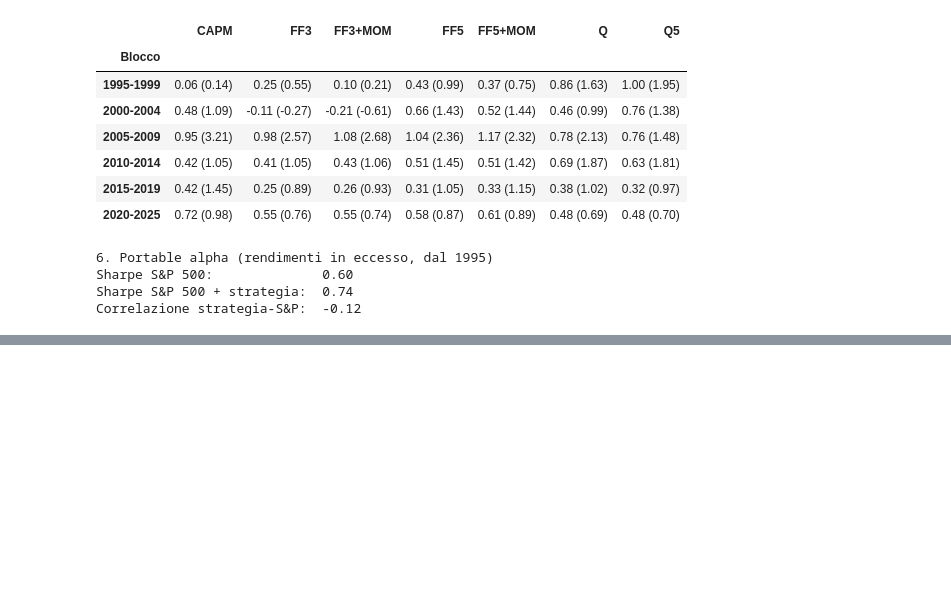
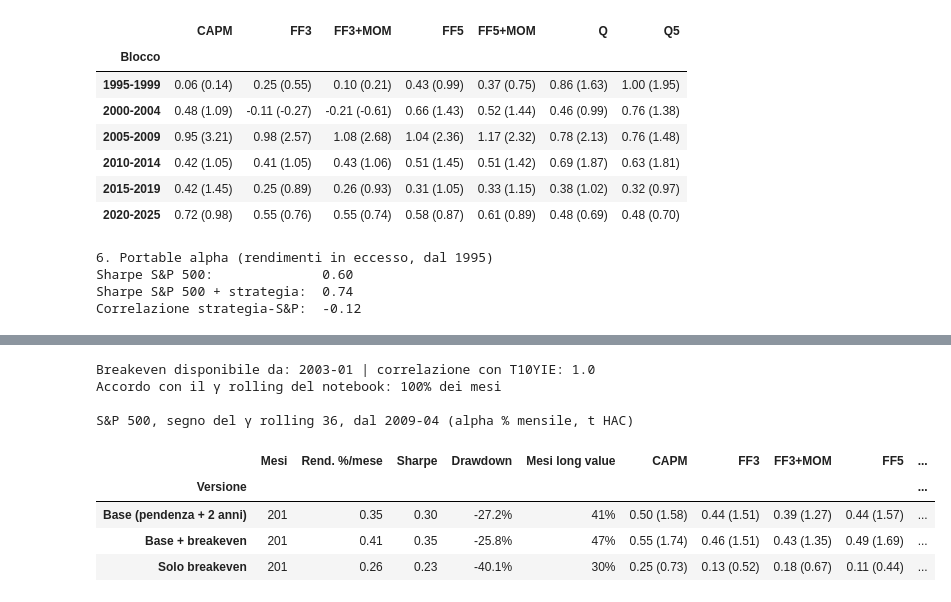
Before and after one commit to luigidimonte/AppliedInvestments, a Jupyter notebook: 02_strategia_value_growth.ipynb, the cells around one changed output, grey strips where cells are left out. Cells and saved outputs as stored; diff of their text form; code cells hidden in the pictures; blank space fills up the shorter version.

```diff
--- a/02_strategia_value_growth.ipynb
+++ b/02_strategia_value_growth.ipynb
@@ -1258,0 +1271,57 @@ Correlazione strategia-S&P:  -0.12
+# %%
+# --- breakeven = nominale - reale
+nom, reale = fred("DGS10"), fred("DFII10")
+breakeven = (nom - reale).dropna()
+print("Breakeven disponibile da:", breakeven.index.min(),
+      "| correlazione con T10YIE:", round(breakeven.corr(fred("T10YIE")), 3))
+segnali["Variazione breakeven (3m)"] = z_variazione(breakeven.diff(3))
+
+# --- regressione rolling generica: γ = segno della previsione
+def gamma_segno_rolling(y, nomi, W=36):
+    X = pd.concat({k: a_periodi(segnali[k]).shift(1) for k in nomi}, axis=1)
+    d = pd.concat([a_periodi(y).rename("y"), X], axis=1).dropna()
+    out = {}
+    for i in range(W, len(d)):
+        tr = d.iloc[i - W:i]
+        fit = sm.OLS(tr["y"], sm.add_constant(tr[nomi])).fit()
+        prev = fit.params["const"] + (fit.params[nomi] * d[nomi].iloc[i]).sum()
+        out[d.index[i]] = np.sign(prev)
+    return pd.Series(out).replace(0, np.nan).ffill()
+
+y_sp = a_periodi(ls["S&P 500"])
+BASE = ["Pendenza curva", "Variazione 2 anni (3m)"]
+versioni = {"Base (pendenza + 2 anni)": BASE,
+            "Base + breakeven": BASE + ["Variazione breakeven (3m)"],
+            "Solo breakeven": ["Variazione breakeven (3m)"]}
+g_ver = {n: gamma_segno_rolling(y_sp, v) for n, v in versioni.items()}
+
+# controllo: la versione base deve coincidere con il segno del γ rolling del notebook
+chk = pd.concat([g_ver["Base (pendenza + 2 anni)"], np.sign(a_periodi(gamma_roll["S&P 500"]))], axis=1).dropna()
+print("Accordo con il γ rolling del notebook:", f"{(chk.iloc[:, 0] == chk.iloc[:, 1]).mean()*100:.0f}% dei mesi")
+
+# --- stesso periodo per tutte
+inizio = max(g.dropna().index.min() for g in g_ver.values())
+ris = []
+for n, g in g_ver.items():
+    r = (g * y_sp).dropna()
+    r = r[r.index >= inizio]
+    riga_r = {"Versione": n, "Mesi": len(r), "Rend. %/mese": f"{r.mean()*100:.2f}",
+              "Sharpe": f"{sharpe(r):.2f}", "Drawdown": f"{drawdown_max(r)*100:.1f}%",
+              "Mesi long value": f"{(g.reindex(r.index) > 0).mean()*100:.0f}%"}
+    for m, X in MODELLI_FATT.items():
+        a, t = alpha_mod(r, X)
+        riga_r[m] = f"{a*100:.2f} ({t:.2f})"
+    ris.append(riga_r)
+
+print(f"\nS&P 500, segno del γ rolling 36, dal {inizio} (alpha % mensile, t HAC)")
+display(pd.DataFrame(ris).set_index("Versione"))
+# %% [output]
+Breakeven disponibile da: 2003-01 | correlazione con T10YIE: 1.0
+Accordo con il γ rolling del notebook: 100% dei mesi
+
+S&P 500, segno del γ rolling 36, dal 2009-04 (alpha % mensile, t HAC)
+|  | Mesi | Rend. %/mese | Sharpe | Drawdown | Mesi long value | CAPM | FF3 | FF3+MOM | FF5 | ... |
+| Versione |  |  |  |  |  |  |  |  |  | ... |
+| Base (pendenza + 2 anni) | 201 | 0.35 | 0.30 | -27.2% | 41% | 0.50 (1.58) | 0.44 (1.51) | 0.39 (1.27) | 0.44 (1.57) | ... |
+| Base + breakeven | 201 | 0.41 | 0.35 | -25.8% | 47% | 0.55 (1.74) | 0.46 (1.51) | 0.43 (1.35) | 0.49 (1.69) | ... |
+| Solo breakeven | 201 | 0.26 | 0.23 | -40.1% | 30% | 0.25 (0.73) | 0.13 (0.52) | 0.18 (0.67) | 0.11 (0.44) | ... |
```
Also changed, not shown: parts of 7 cells of this notebook.
